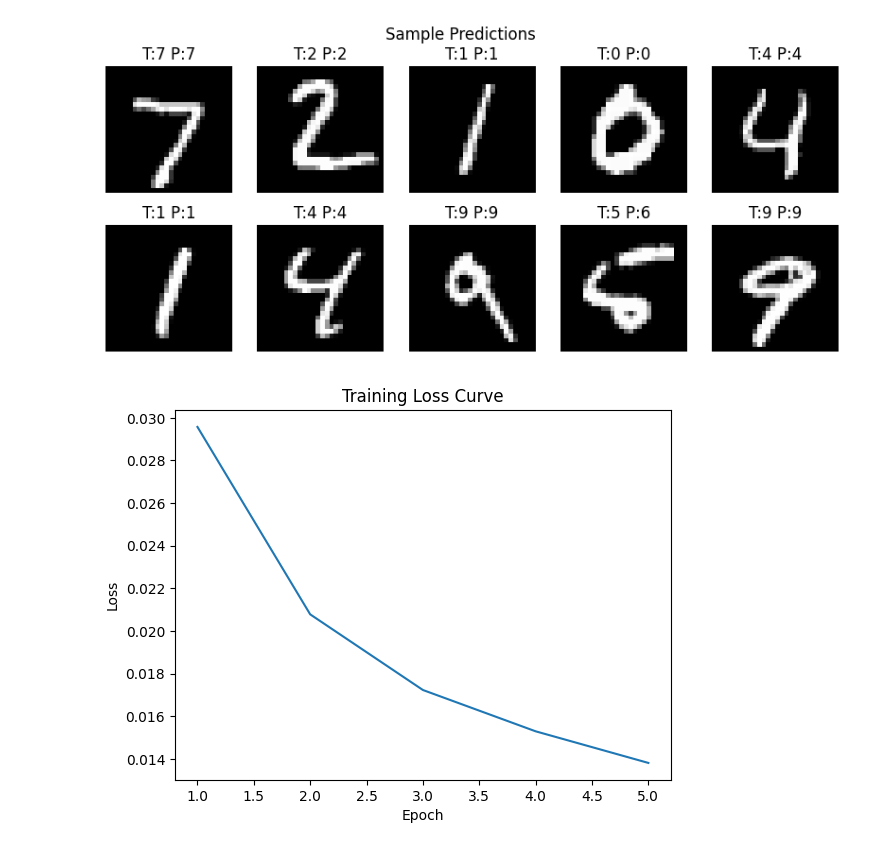
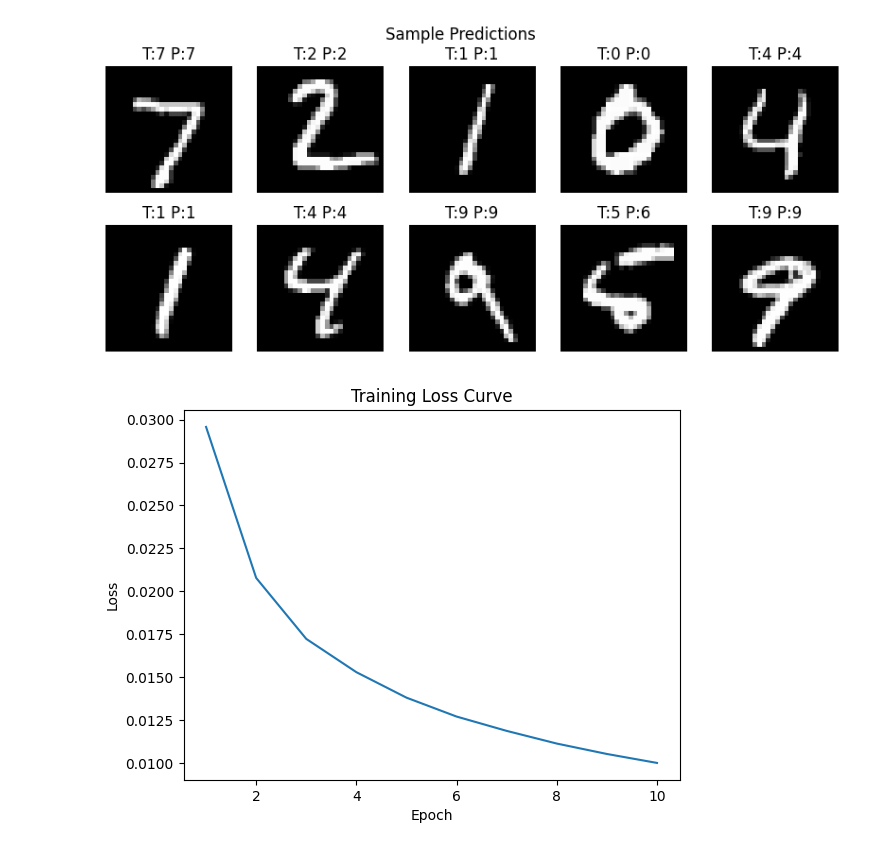
Before and after one commit to HamnaNoor-git/Multilayer-Perceptron-MLP-, a Jupyter notebook: i253113_Task07.ipynb, the cells around one changed output. Drawn from its saved outputs; the diff is of its cells as text; code cells hidden in the pictures.

```diff
--- a/i253113_Task07.ipynb
+++ b/i253113_Task07.ipynb
@@ -113,7 +113,7 @@ b3 = np.zeros((1, 10))
 
 # Training Loop
 learning_rate = 0.1
-epochs = 5
+epochs = 10
 batch_size = 32
 
 loss_history = []
@@ -192,2 +197,2 @@ Test Accuracy: 92.36%
 [figure]
-[figure, old version]
+[figure, new version]
```
Also changed, not shown: parts of 1 cell of this notebook.
